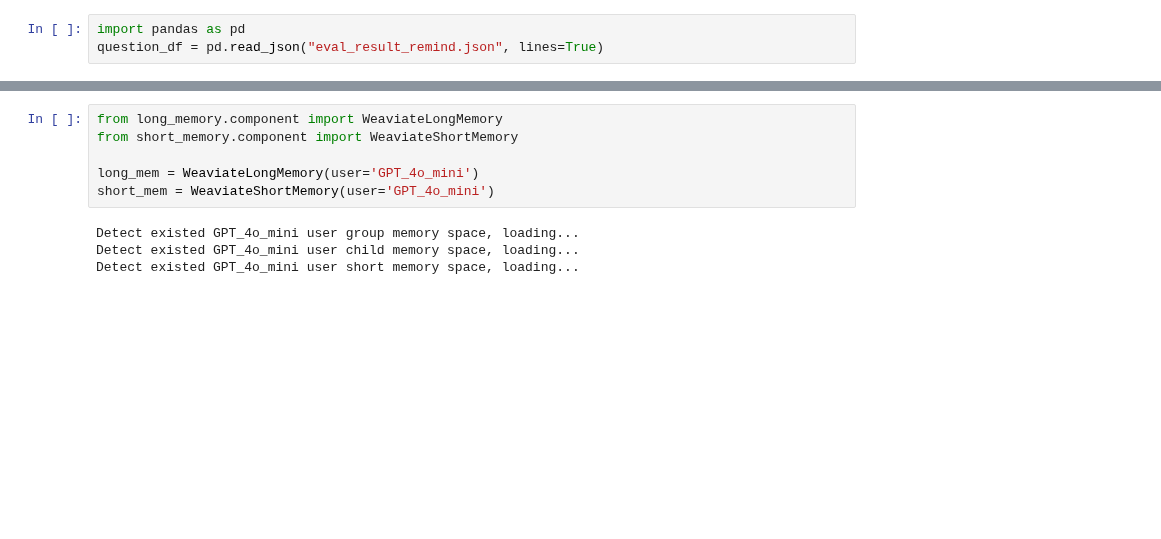
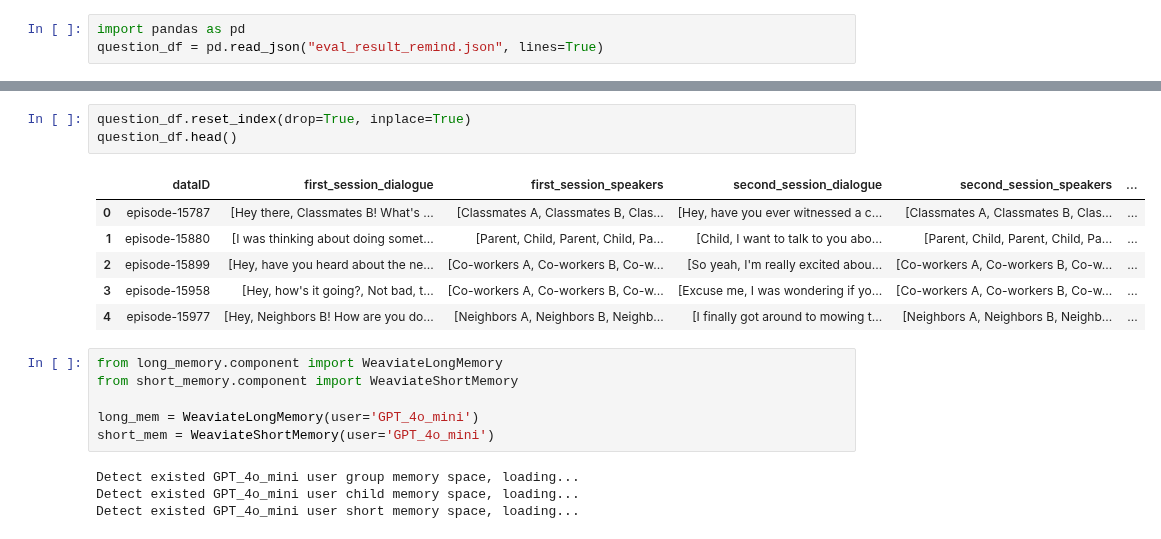
Before and after one commit to Intelligent-Systems-Lab/REMIND, a Jupyter notebook: eval_REMIND.ipynb, the cells around one changed output, grey strips where cells are left out. Saved outputs shown, nothing was run; the diff lists cells and outputs as text; blank space fills up the shorter version.

```diff
--- a/eval_REMIND.ipynb
+++ b/eval_REMIND.ipynb
@@ -46,3 +60,13 @@ question_df = pd.read_json("eval_result_remind.json", lines=True)
+# %%
+question_df.reset_index(drop=True, inplace=True)
+question_df.head()
+# %% [output]
+|  | dataID | first_session_dialogue | first_session_speakers | second_session_dialogue | second_session_speakers | ... |
+| 0 | episode-15787 | [Hey there, Classmates B! What's ... | [Classmates A, Classmates B, Clas... | [Hey, have you ever witnessed a c... | [Classmates A, Classmates B, Clas... | ... |
+| 1 | episode-15880 | [I was thinking about doing somet... | [Parent, Child, Parent, Child, Pa... | [Child, I want to talk to you abo... | [Parent, Child, Parent, Child, Pa... | ... |
+| 2 | episode-15899 | [Hey, have you heard about the ne... | [Co-workers A, Co-workers B, Co-w... | [So yeah, I'm really excited abou... | [Co-workers A, Co-workers B, Co-w... | ... |
+| 3 | episode-15958 | [Hey, how's it going?, Not bad, t... | [Co-workers A, Co-workers B, Co-w... | [Excuse me, I was wondering if yo... | [Co-workers A, Co-workers B, Co-w... | ... |
+| 4 | episode-15977 | [Hey, Neighbors B! How are you do... | [Neighbors A, Neighbors B, Neighb... | [I finally got around to mowing t... | [Neighbors A, Neighbors B, Neighb... | ... |
 # %%
 from long_memory.component import WeaviateLongMemory
 from short_memory.component import WeaviateShortMemory
```
Also changed, not shown: parts of 7 cells of this notebook.
